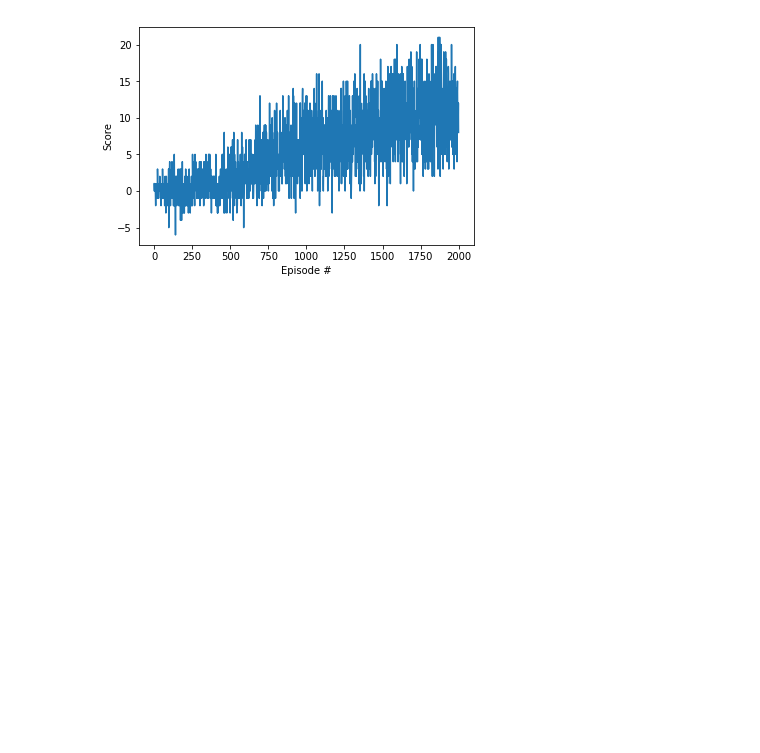
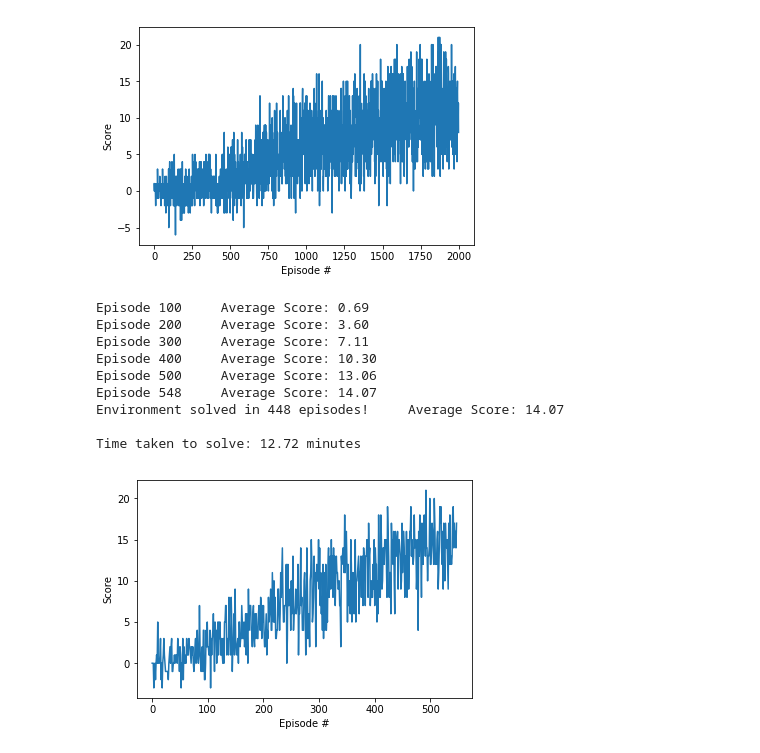
Before and after one commit to ggiacalone/dqn, a Jupyter notebook: Report.ipynb, the cells around one changed output. Cells and saved outputs as stored; diff of their text form; code cells hidden in the pictures; blank space fills up the shorter version.

```diff
--- a/Report.ipynb
+++ b/Report.ipynb
@@ -178,3 +239,17 @@ Episode 1800    Average Score: 9.492
 Episode 1900    Average Score: 11.14
 Episode 2000    Average Score: 10.64
 [figure]
+# %%
+scores = runner.run(run_id=9, lr=.00025)
+plot_scores(scores)
+# %% [output]
+Episode 100     Average Score: 0.69
+Episode 200     Average Score: 3.60
+Episode 300     Average Score: 7.11
+Episode 400     Average Score: 10.30
+Episode 500     Average Score: 13.06
+Episode 548     Average Score: 14.07
+Environment solved in 448 episodes!     Average Score: 14.07
+
+Time taken to solve: 12.72 minutes
+[figure, added]
```
Also changed, not shown: parts of 2 cells of this notebook, 3 other files.
